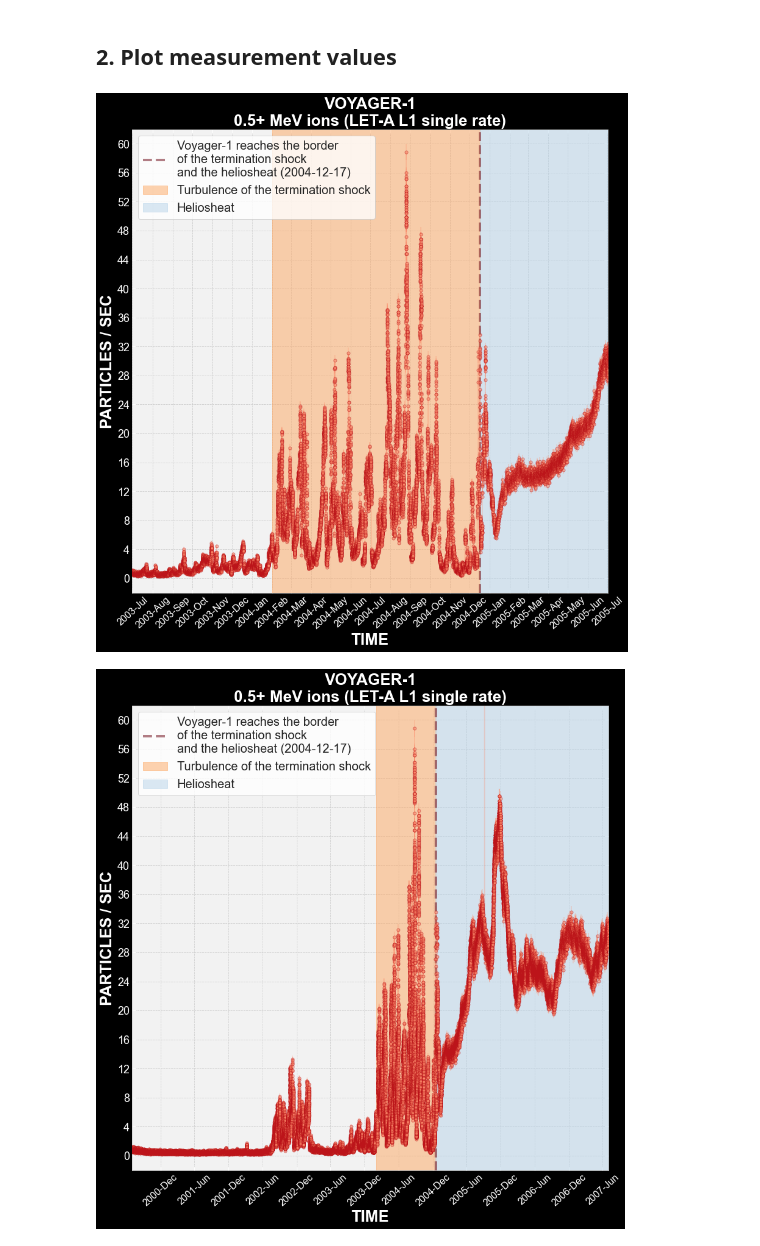
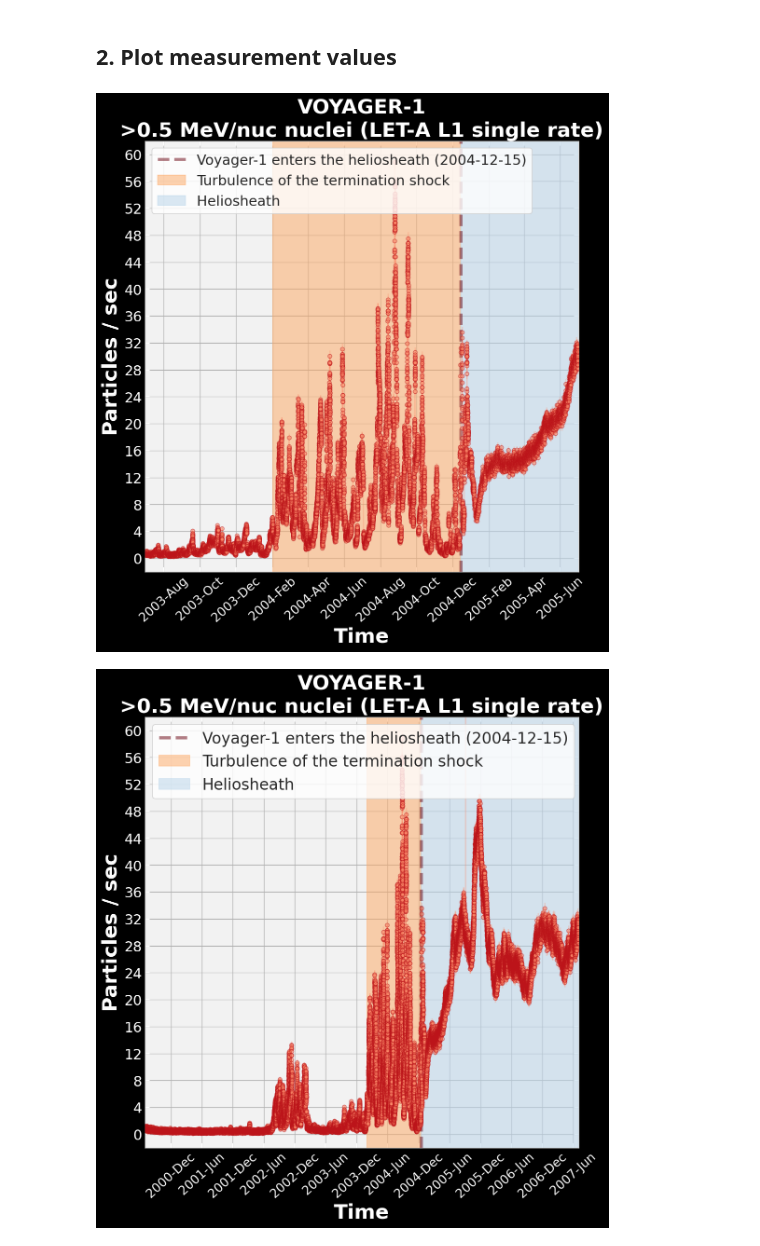
Before and after one commit to masterdesky/physics, a Jupyter notebook: Voyager-1/particle-data-termshock.ipynb, the cells around one changed output. Saved outputs shown, nothing was run; the diff lists cells and outputs as text; code cells hidden in the pictures.

```diff
--- a/Voyager-1/particle-data-termshock.ipynb
+++ b/Voyager-1/particle-data-termshock.ipynb
@@ -58,14 +50,6 @@ sns.set_style({'axes.axisbelow': True,
                'axes.spines.right': True,
                'axes.spines.top': True,
                'figure.facecolor': 'white',
-               'font.family': ['sans-serif'],
-               'font.sans-serif': ['Arial',
-                'DejaVu Sans',
-                'Liberation Sans',
-                'Bitstream Vera Sans',
-                'sans-serif'],
-               'grid.color': '.8',
-               'grid.linestyle': '--',
                'image.cmap': 'rocket',
                'lines.solid_capstyle': 'round',
                'patch.edgecolor': 'w',
@@ -83,4 +67,4 @@ sns.set_style({'axes.axisbelow': True,
 # Colorpalettes, colormaps, etc.
 sns.set_palette(palette='rocket')
 # %%
-DATADIR = '/home/masterdesky/data/Voyager-1/'
+DATADIR = '/home/masterdesky/data/voyager/'
@@ -92,9 +71,15 @@ data['Time'] = pd.to_datetime(data['Time'])
 # %%
-TERMSHOCK = np.datetime64('2004-12-17')
+TERMSHOCK = np.datetime64('2004-12-15')
 # %% [markdown]
 ## 2. Plot measurement values
+# %%
+data = pd.read_csv(os.path.join(DATADIR, '20030701-20050631-voyager-1-let-a-L1-single-rates.txt'),
+                   sep=' ', skiprows=2, parse_dates=[0],
+                   names=['Time', 'LA1', 'LA1_err'])
+data = data.drop(labels=data[data['LA1'] == 0].index)
+data['Time'] = pd.to_datetime(data['Time'])
 # %%
-fig, axes = plt.subplots(figsize=(14,14),
+fig, axes = plt.subplots(figsize=(10, 10), dpi=120,
                          facecolor='black', subplot_kw={'facecolor' : '.95'})
 
 axes.grid(True)
@@ -111,53 +96,53 @@ axes.scatter(x, y, s=sr**2,
              color=cmap(0.4), ec=cmap(0.8, 0.2), alpha=0.5,
              zorder=3)
 
-axes.axvline(x=TERMSHOCK, label='Voyager-1 reaches the border\nof the termination shock\nand the heliosheat (2004-12-17)',
+axes.axvline(x=TERMSHOCK, label='Voyager-1 enters the heliosheath (2004-12-15)',
              color=cmap(1.0), lw=4, ls='--', alpha=0.5, zorder=2)
-termshock = pd.date_range(start="2004-02-01",end='2004-12-17').to_pydatetime().tolist()
+termshock = pd.date_range(start="2004-02-01",end='2004-12-15').to_pydatetime().tolist()
 axes.fill_between(termshock, -np.max(y)*2, np.max(y)*2,
                   label='Turbulence of the termination shock',
                   color=cm.Oranges(0.4), alpha=0.5)
-termshock = pd.date_range(start="2004-12-17",end='2005-07-01').to_pydatetime().tolist()
+termshock = pd.date_range(start="2004-12-15",end='2005-07-01').to_pydatetime().tolist()
 axes.fill_between(termshock, -np.max(y)*2, np.max(y)*2,
-                  label='Heliosheat',
+                  label='Heliosheath',
                   color=cm.Blues(0.3), alpha=0.5)
 
-axes.set_title('VOYAGER-1\n0.5+ MeV ions (LET-A L1 single rate)',
+axes.set_title('VOYAGER-1\n>0.5 MeV/nuc nuclei (LET-A L1 single rate)',
                fontsize=axistitlesize, fontweight='bold', color='white')
-axes.set_xlabel('TIME',
+axes.set_xlabel('Time',
                 fontsize=axislabelsize, fontweight='bold', color='white')
-axes.set_ylabel('PARTICLES / SEC',
+axes.set_ylabel('Particles / sec',
                 fontsize=axislabelsize, fontweight='bold', color='white')
 
 ## X-ticks
 # Major ticks every month
-axes.xaxis.set_major_locator(mdates.MonthLocator(interval=1))
+axes.xaxis.set_major_locator(mdates.MonthLocator(interval=2))
 axes.xaxis.set_major_formatter(mdates.DateFormatter('%Y-%b'))
 # Tick parameters
 axes.tick_params(axis='x', which='both',
                  colors='white', labelsize=16, rotation=42)
 # Ax limits
 datemin = np.datetime64('2003-07-01') - np.timedelta64(1, 'D')
 datemax = np.datetime64('2005-07-01') + np.timedelta64(1, 'D')
 axes.set_xlim(datemin, datemax)
 
 ## Y-ticks
 # Major ticks every 0.1
 loc = plticker.MultipleLocator(base=4) # this locator puts ticks at regular intervals
 axes.yaxis.set_major_locator(loc)
 # Tick parameters
 axes.tick_params(axis='y', which='both',
                  colors='white', labelsize=18, rotation=0)
 # Ax limits
 axes.set_ylim(-2, 62)
 
-axes.legend(loc='upper left', fontsize=axislegendsize-3)
+axes.legend(loc='upper left', fontsize=axislegendsize-5)
 
-plt.savefig('voyager_05mev_LET-A-L1-termshock.png',
+plt.savefig('voyager_05mev_LET-A-L1-termshock.svg',
             format='png',
             dpi=150,
             bbox_inches='tight')
 
 plt.show()
 # %% [output]
-[figure, old version]
+[figure, new version]
@@ -164,5 +155,5 @@ plt.show()
 # %%
-fig, axes = plt.subplots(figsize=(14,14),
+fig, axes = plt.subplots(figsize=(10, 10), dpi=120,
                          facecolor='black', subplot_kw={'facecolor' : '.95'})
 
 axes.grid(True)
@@ -179,22 +170,22 @@ axes.scatter(x, y, s=sr**2,
              color=cmap(0.4), ec=cmap(0.8, 0.2), alpha=0.5,
              zorder=3)
 
-axes.axvline(x=TERMSHOCK, label='Voyager-1 reaches the border\nof the termination shock\nand the heliosheat (2004-12-17)',
+axes.axvline(x=TERMSHOCK, label='Voyager-1 enters the heliosheath (2004-12-15)',
              color=cmap(1.0), lw=4, ls='--', alpha=0.5, zorder=2)
-termshock = pd.date_range(start="2004-02-01",end='2004-12-17').to_pydatetime().tolist()
+termshock = pd.date_range(start="2004-02-01",end='2004-12-15').to_pydatetime().tolist()
 axes.fill_between(termshock, -np.max(y)*2, np.max(y)*2,
                   label='Turbulence of the termination shock',
                   color=cm.Oranges(0.4), alpha=0.5)
-termshock = pd.date_range(start="2004-12-17",end='2007-07-01').to_pydatetime().tolist()
+termshock = pd.date_range(start="2004-12-15",end='2007-07-01').to_pydatetime().tolist()
 axes.fill_between(termshock, -np.max(y)*2, np.max(y)*2,
-                  label='Heliosheat',
+                  label='Heliosheath',
                   color=cm.Blues(0.3), alpha=0.5)
 
-axes.set_title('VOYAGER-1\n0.5+ MeV ions (LET-A L1 single rate)',
+axes.set_title('VOYAGER-1\n>0.5 MeV/nuc nuclei (LET-A L1 single rate)',
                fontsize=axistitlesize, fontweight='bold', color='white')
-axes.set_xlabel('TIME',
+axes.set_xlabel('Time',
                 fontsize=axislabelsize, fontweight='bold', color='white')
-axes.set_ylabel('PARTICLES / SEC',
+axes.set_ylabel('Particles / sec',
                 fontsize=axislabelsize, fontweight='bold', color='white')
 
 ## X-ticks
@@ -221,11 +212,11 @@ axes.set_ylim(-2, 62)
 
 axes.legend(loc='upper left', fontsize=axislegendsize-3)
 
-plt.savefig('voyager_05mev_LET-A-L1-termshock_extended.png',
+plt.savefig('voyager_05mev_LET-A-L1-termshock_extended.svg',
             format='png',
             dpi=150,
             bbox_inches='tight')
 
 plt.show()
 # %% [output]
-[figure, old version]
+[figure, new version]
```
Also changed, not shown: parts of 4 cells of this notebook, 2 other files.
